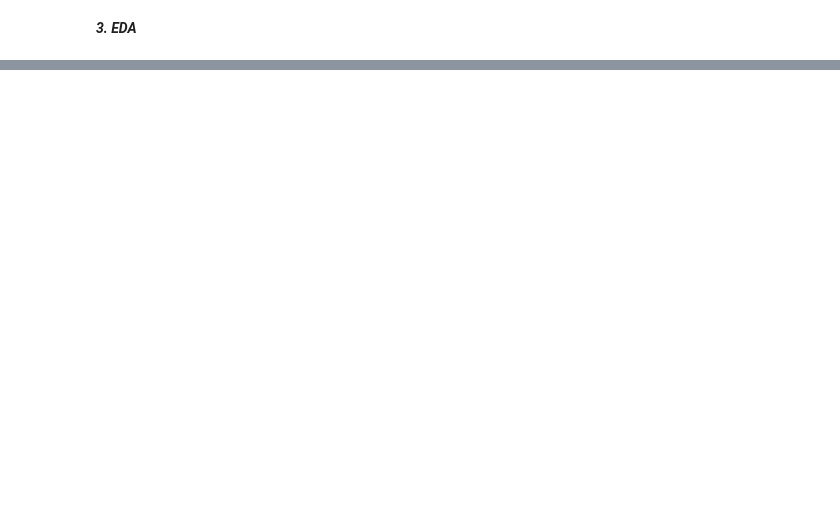
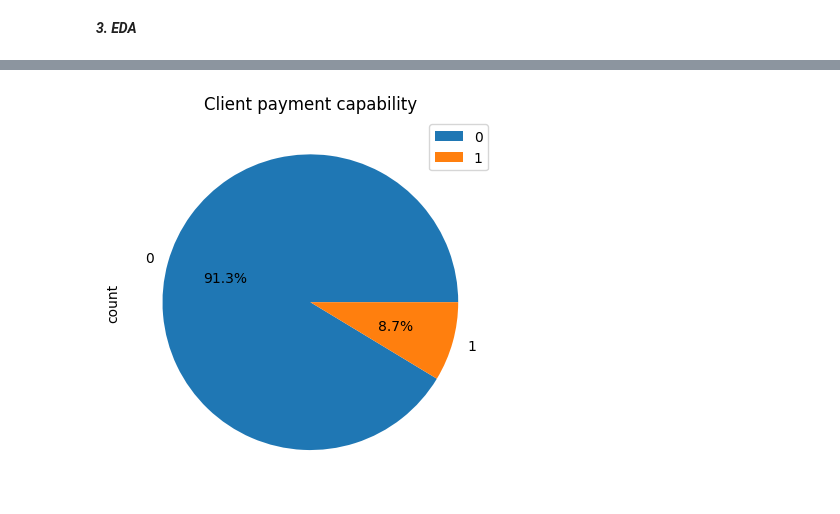
Before and after one commit to baoqdng/risk_analysis, a Jupyter notebook: EDA.ipynb, the cells around one changed output, grey strips where cells are left out. Saved outputs shown, nothing was run; the diff lists cells and outputs as text; code cells hidden in the pictures; blank space fills up the shorter version.

```diff
--- a/EDA.ipynb
+++ b/EDA.ipynb
@@ -419,0 +492,5 @@ bar_plot(education, "NAME_EDUCATION_TYPE", "count", "Education level", "Count",
+# %%
+tg_data.plot.pie(y="count", title="Client payment capability", autopct="%1.1f%%")
+plt.show()
+# %% [output]
+[figure, added]
```
Also changed, not shown: parts of 15 cells of this notebook.
